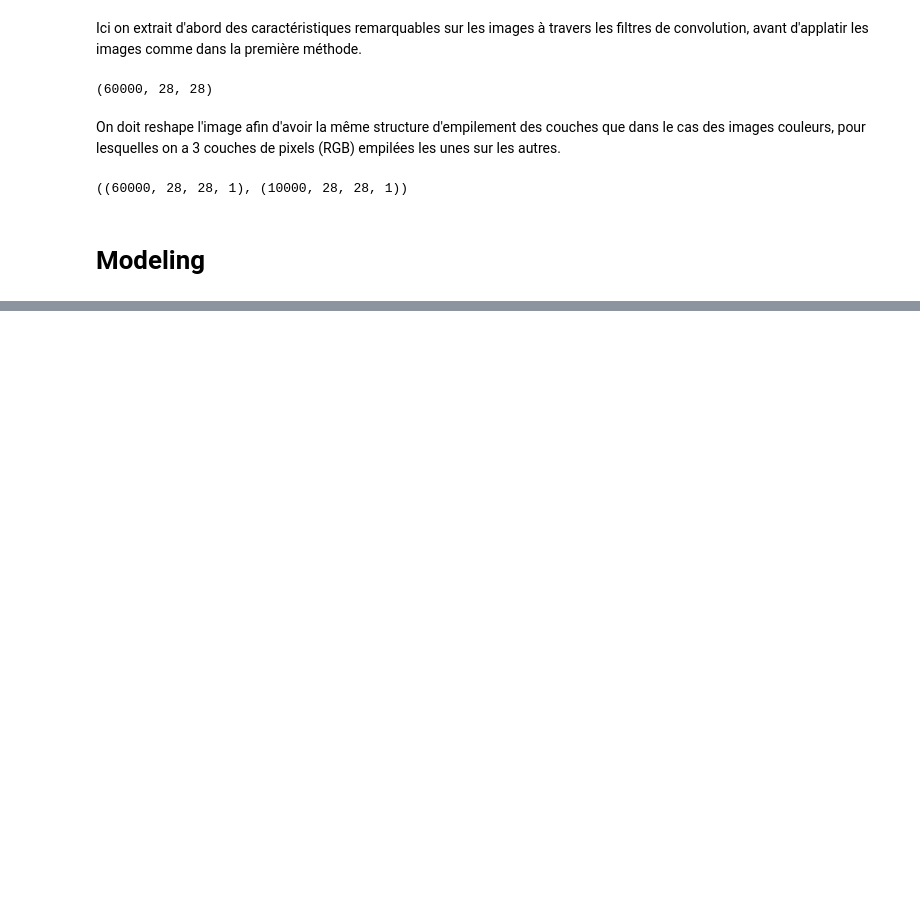
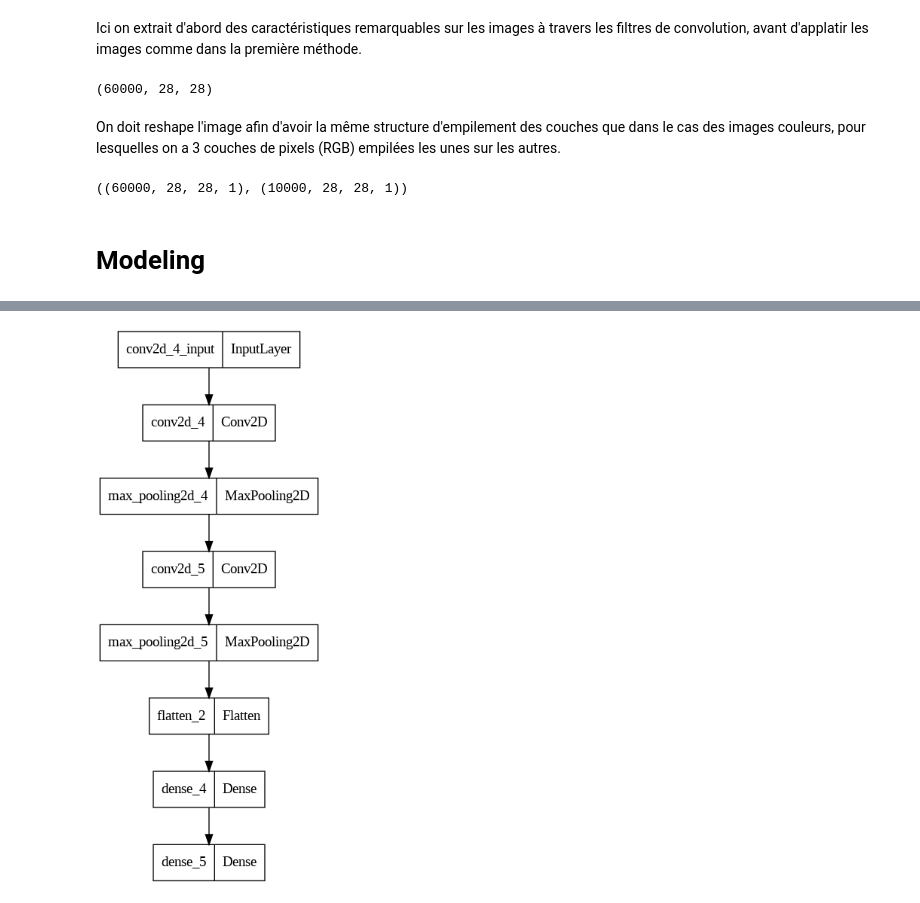
Before and after one commit to The237/DeepLearningCourses, a Jupyter notebook: 04_CNNs_pour_la_classification_d'Images.ipynb, the cells around one changed output, grey strips where cells are left out. Drawn from its saved outputs; the diff is of its cells as text; code cells hidden in the pictures; blank space fills up the shorter version.

```diff
--- a/04_CNNs_pour_la_classification_d'Images.ipynb
+++ b/04_CNNs_pour_la_classification_d'Images.ipynb
@@ -158,12 +162,17 @@ from tensorflow.keras.layers import Conv2D
 # %%
 model = Sequential([
     # partie CNN du modèle
-    Conv2D(filters = 64, kernel_size = (3,3), padding = "valid", activation = "relu", input_shape = (28,28,1)),
+    # extraction de caractéristiques
+    Conv2D(filters = 64, kernel_size = (3,3), padding="same", activation = "relu", input_shape = (28,28,1)),
+    MaxPooling2D(2,2),
+    Conv2D(filters = 64, kernel_size = (3,3), padding="same", activation="relu"),
+    MaxPooling2D(2,2),
 
+    # applatir les images pour quitter d'un tableau à un vecteur de pixels
+    tf.keras.layers.Flatten(),
 
-
-
-    Dense(units = 784, activation = "sigmoid"),
+    # Couches Dense
+    Dense(units = 128, activation = "sigmoid"),
     Dense(units = 10, activation = "softmax")
   ]
 )
@@ -169,0 +199,4 @@ model = Sequential([
+# %%
+plot_model(model)
+# %% [output]
+[figure, added]
```
Also changed, not shown: parts of 18 cells of this notebook.
